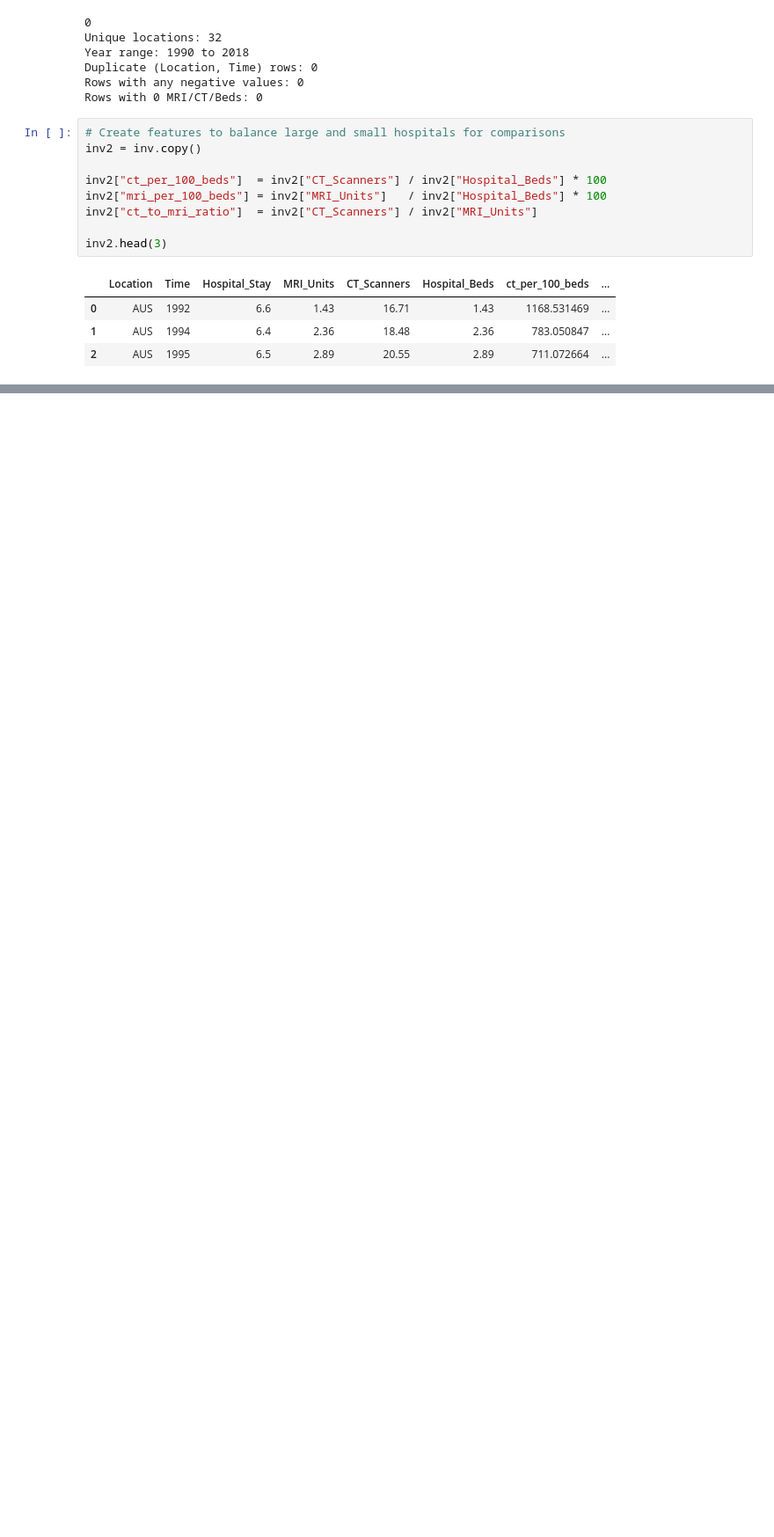
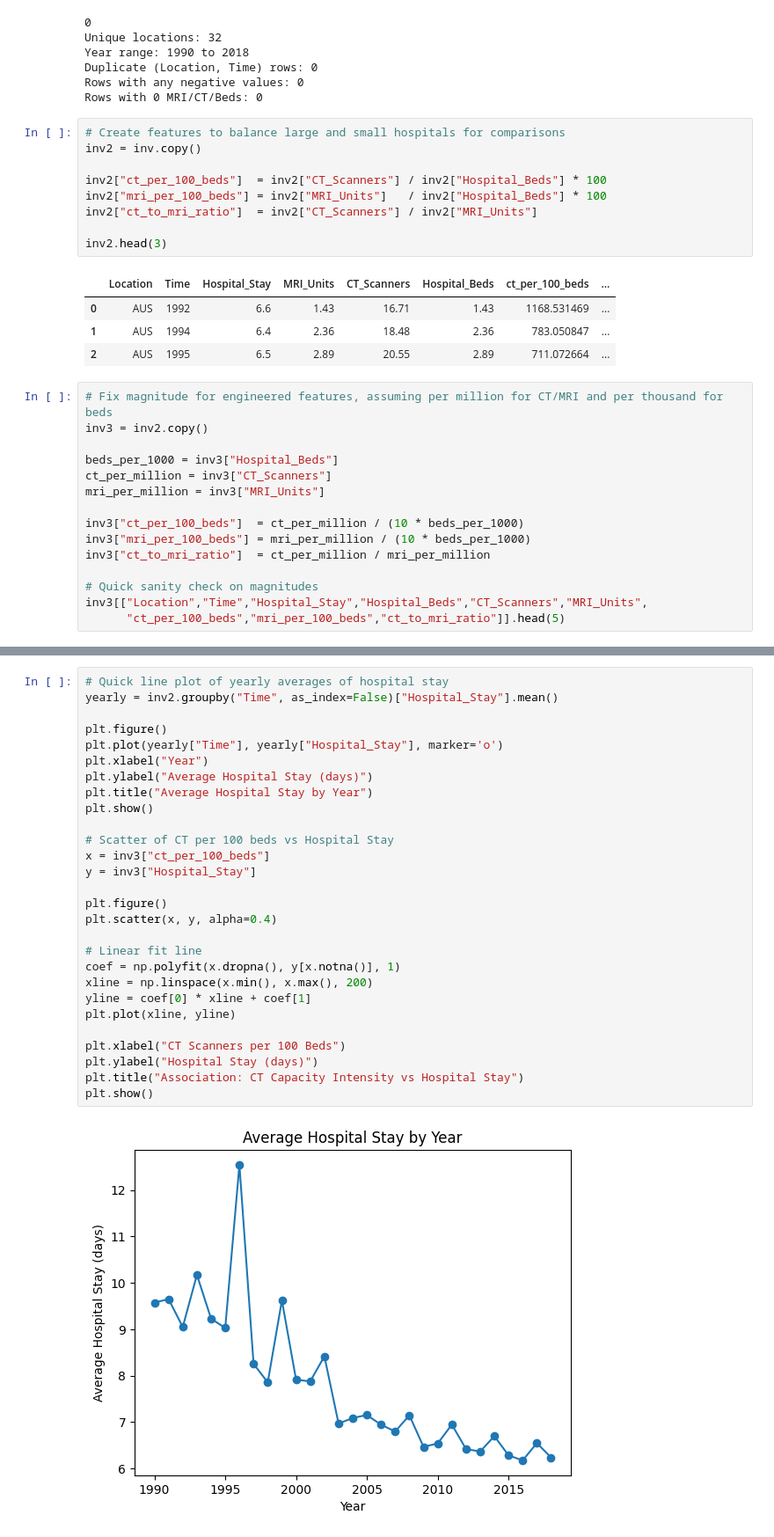
Before and after one commit to awillette89/LoS-analysis, a Jupyter notebook: length-of-stay.ipynb, the cells around one changed output, grey strips where cells are left out. Shown at 88% size. Cells and saved outputs as stored; diff of their text form; blank space fills up the shorter version.

```diff
--- a/length-of-stay.ipynb
+++ b/length-of-stay.ipynb
@@ -305,3 +305,18 @@ inv2.head(3)
 | 0 | AUS | 1992 | 6.6 | 1.43 | 16.71 | 1.43 | 1168.531469 | ... |
 | 1 | AUS | 1994 | 6.4 | 2.36 | 18.48 | 2.36 | 783.050847 | ... |
 | 2 | AUS | 1995 | 6.5 | 2.89 | 20.55 | 2.89 | 711.072664 | ... |
+# %%
+# Fix magnitude for engineered features, assuming per million for CT/MRI and per thousand for beds
+inv3 = inv2.copy()
+
+beds_per_1000 = inv3["Hospital_Beds"]
+ct_per_million = inv3["CT_Scanners"]
+mri_per_million = inv3["MRI_Units"]
+
+inv3["ct_per_100_beds"]  = ct_per_million / (10 * beds_per_1000)
+inv3["mri_per_100_beds"] = mri_per_million / (10 * beds_per_1000)
+inv3["ct_to_mri_ratio"]  = ct_per_million / mri_per_million
+
+# Quick sanity check on magnitudes
+inv3[["Location","Time","Hospital_Stay","Hospital_Beds","CT_Scanners","MRI_Units",
+      "ct_per_100_beds","mri_per_100_beds","ct_to_mri_ratio"]].head(5)
@@ -307,0 +330,30 @@ inv2.head(3)
+# %%
+# Quick line plot of yearly averages of hospital stay
+yearly = inv2.groupby("Time", as_index=False)["Hospital_Stay"].mean()
+
+plt.figure()
+plt.plot(yearly["Time"], yearly["Hospital_Stay"], marker='o')
+plt.xlabel("Year")
+plt.ylabel("Average Hospital Stay (days)")
+plt.title("Average Hospital Stay by Year")
+plt.show()
+
+# Scatter of CT per 100 beds vs Hospital Stay
+x = inv3["ct_per_100_beds"]
+y = inv3["Hospital_Stay"]
+
+plt.figure()
+plt.scatter(x, y, alpha=0.4)
+
+# Linear fit line
+coef = np.polyfit(x.dropna(), y[x.notna()], 1)
+xline = np.linspace(x.min(), x.max(), 200)
+yline = coef[0] * xline + coef[1]
+plt.plot(xline, yline)
+
+plt.xlabel("CT Scanners per 100 Beds")
+plt.ylabel("Hospital Stay (days)")
+plt.title("Association: CT Capacity Intensity vs Hospital Stay")
+plt.show()
+# %% [output]
+[figure, added]
```
Also changed, not shown: parts of 6 cells of this notebook.
